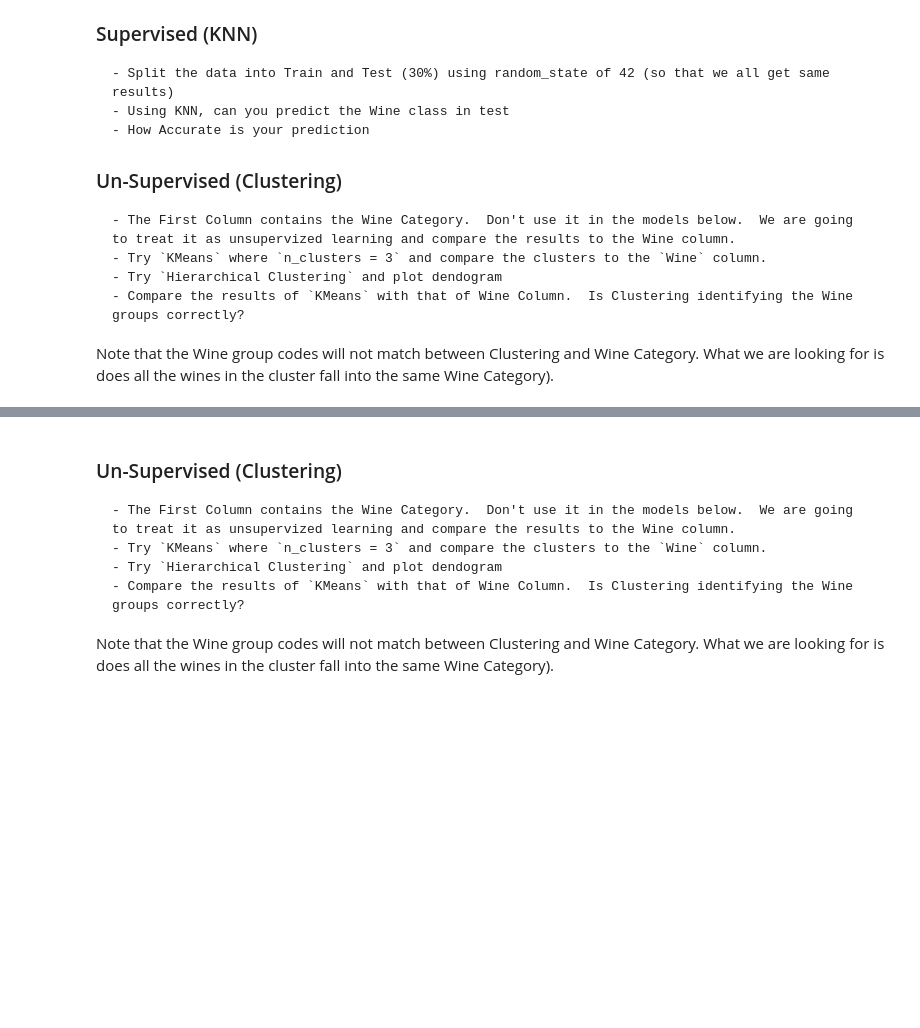
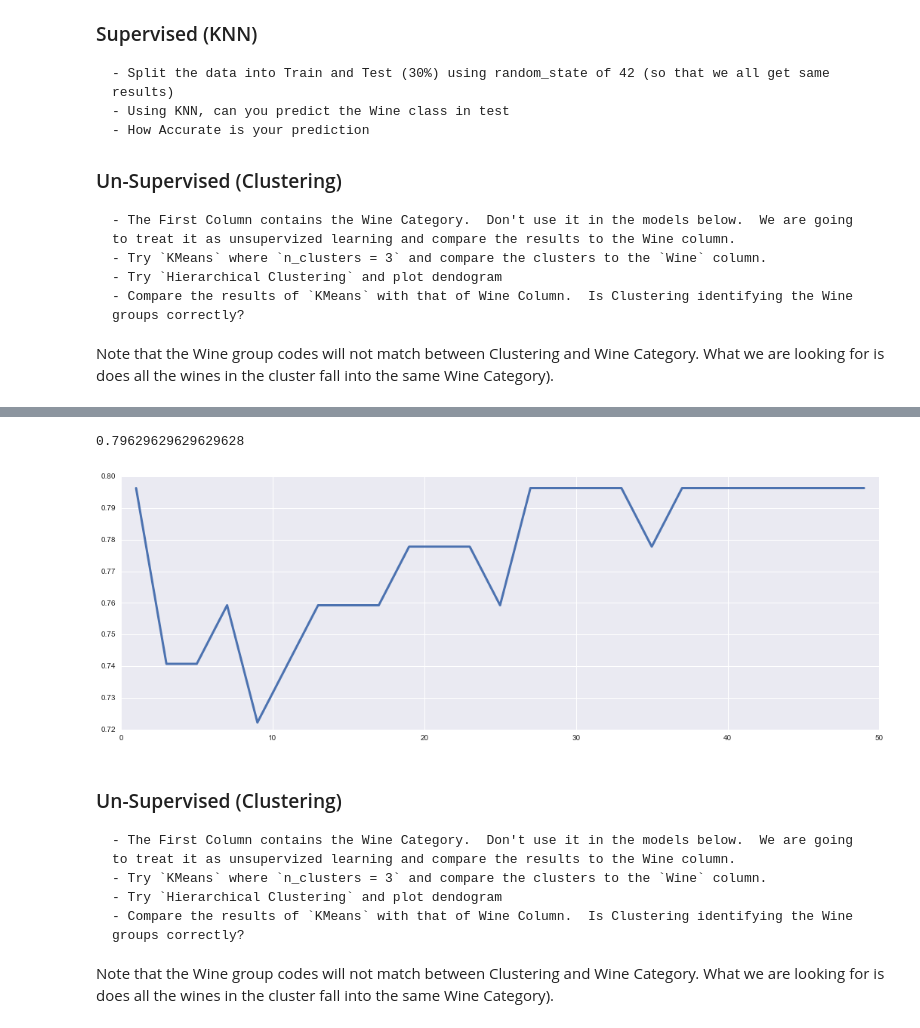
Before and after one commit to cde/DAT_SF_12, a Jupyter notebook: classes/homeworks/HW2.ipynb, the cells around one changed output, grey strips where cells are left out. Cells and saved outputs as stored; diff of their text form; code cells hidden in the pictures; blank space fills up the shorter version.

```diff
--- a/classes/homeworks/HW2.ipynb
+++ b/classes/homeworks/HW2.ipynb
@@ -92,4 +70,12 @@ pl.plot(results.n, results.accuracy)
 K=1, the classifier performs almost as good ast it does with neighbors 29 to approx 35, and neighbors 39 to 50, with accuracy of 0.242
+# %%
+plt.figure(figsize=(18,6))
+_ = plt.plot(n_neighbors, scores, linewidth=3.0)
+
+max(scores)
+# %% [output]
+0.79629629629629628
+[figure, added]
 # %% [markdown]
 ### Un-Supervised (Clustering)
     - The First Column contains the Wine Category.  Don't use it in the models below.  We are going to treat it as unsupervized learning and compare the results to the Wine column.
```
Also changed, not shown: parts of 18 cells of this notebook.
